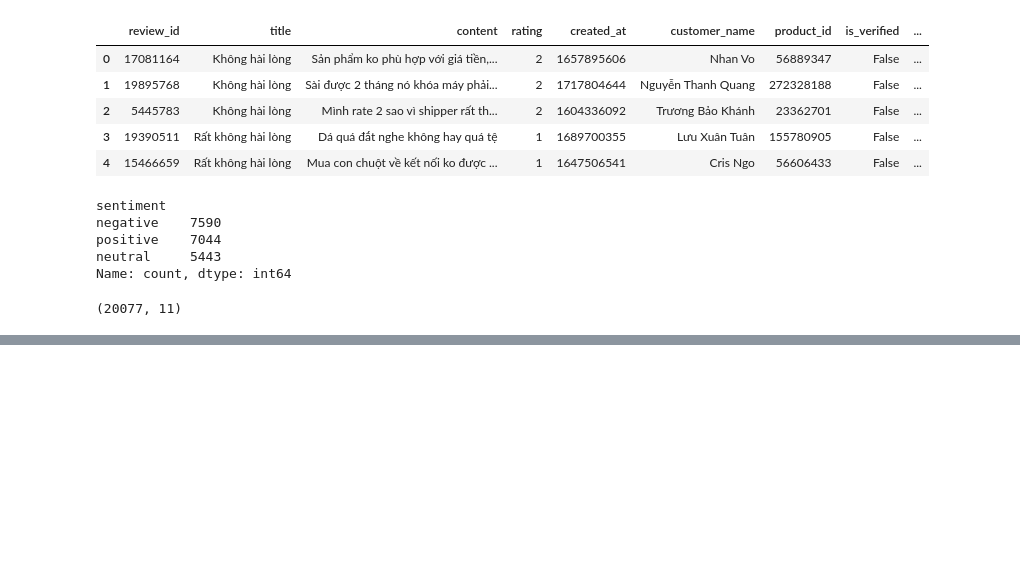
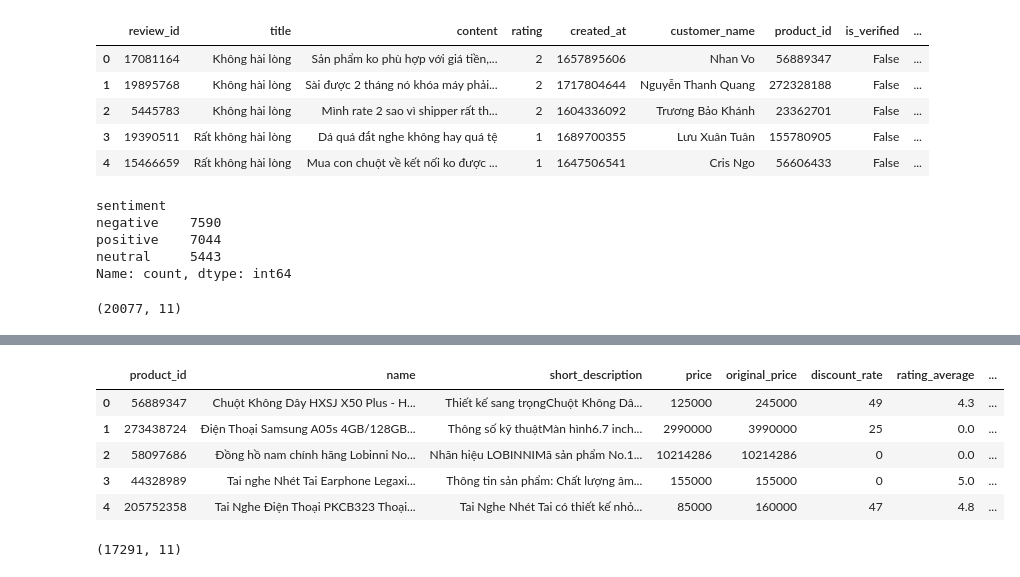
Before and after one commit to nguyendevwk/tiki-raw-sentiments-dataset, a Jupyter notebook: clean_data.ipynb, the cells around one changed output, grey strips where cells are left out. Cells and saved outputs as stored; diff of their text form; code cells hidden in the pictures; blank space fills up the shorter version.

Commit message:
update data

```diff
--- a/clean_data.ipynb
+++ b/clean_data.ipynb
@@ -136,0 +178,15 @@ df.shape
+# %%
+df = pd.read_csv('data\merged_tiki_products.csv')
+# %%
+df.head()
+# %% [output]
+|  | product_id | name | short_description | price | original_price | discount_rate | rating_average | ... |
+| 0 | 56889347 | Chuột Không Dây HXSJ X50 Plus - H... | Thiết kế sang trọngChuột Không Dâ... | 125000 | 245000 | 49 | 4.3 | ... |
+| 1 | 273438724 | Điện Thoại Samsung A05s 4GB/128GB... | Thông số kỹ thuậtMàn hình6.7 inch... | 2990000 | 3990000 | 25 | 0.0 | ... |
+| 2 | 58097686 | Đồng hồ nam chính hãng Lobinni No... | Nhãn hiệu LOBINNIMã sản phẩm No.1... | 10214286 | 10214286 | 0 | 0.0 | ... |
+| 3 | 44328989 | Tai nghe Nhét Tai Earphone Legaxi... | Thông tin sản phẩm: Chất lượng âm... | 155000 | 155000 | 0 | 5.0 | ... |
+| 4 | 205752358 | Tai Nghe Điện Thoại PKCB323 Thoại... | Tai Nghe Nhét Tai có thiết kế nhỏ... | 85000 | 160000 | 47 | 4.8 | ... |
+# %%
+df.shape
+# %% [output]
+(17291, 11)
```
Also changed, not shown: parts of 19 cells of this notebook, 8 other files.
